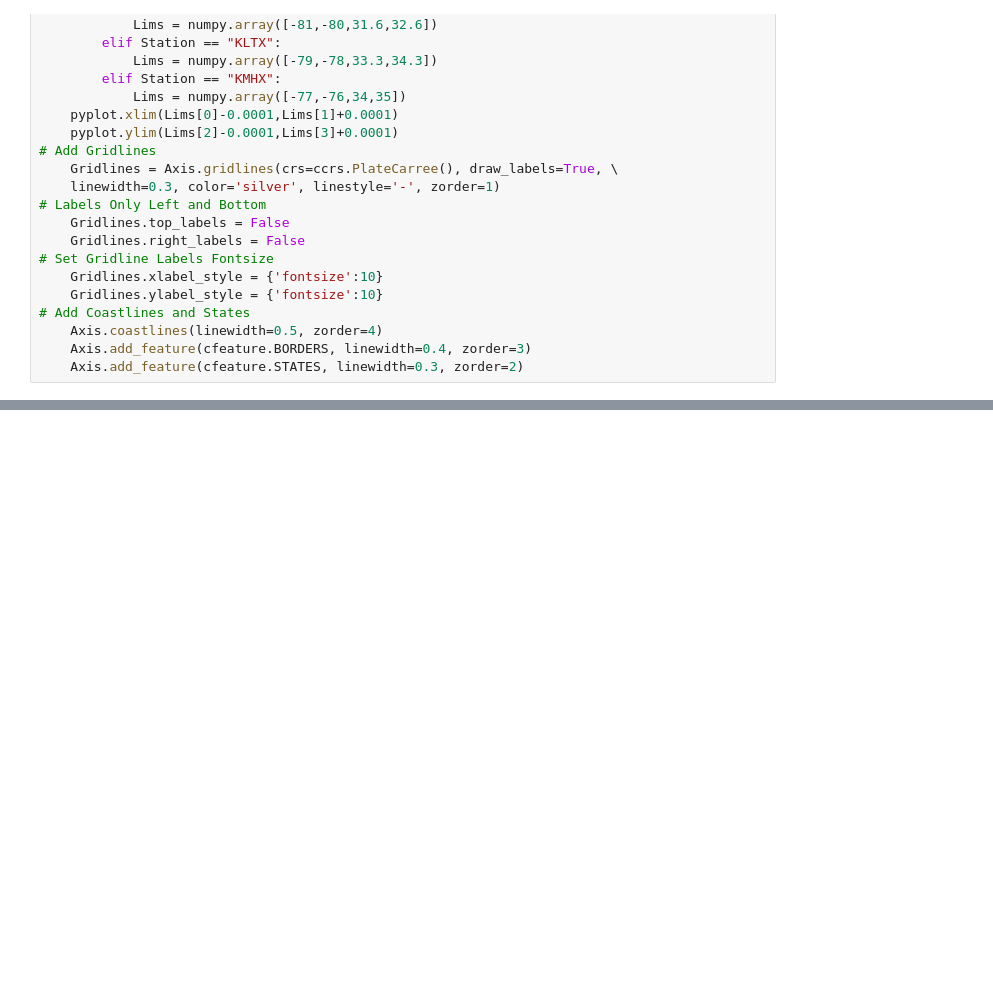
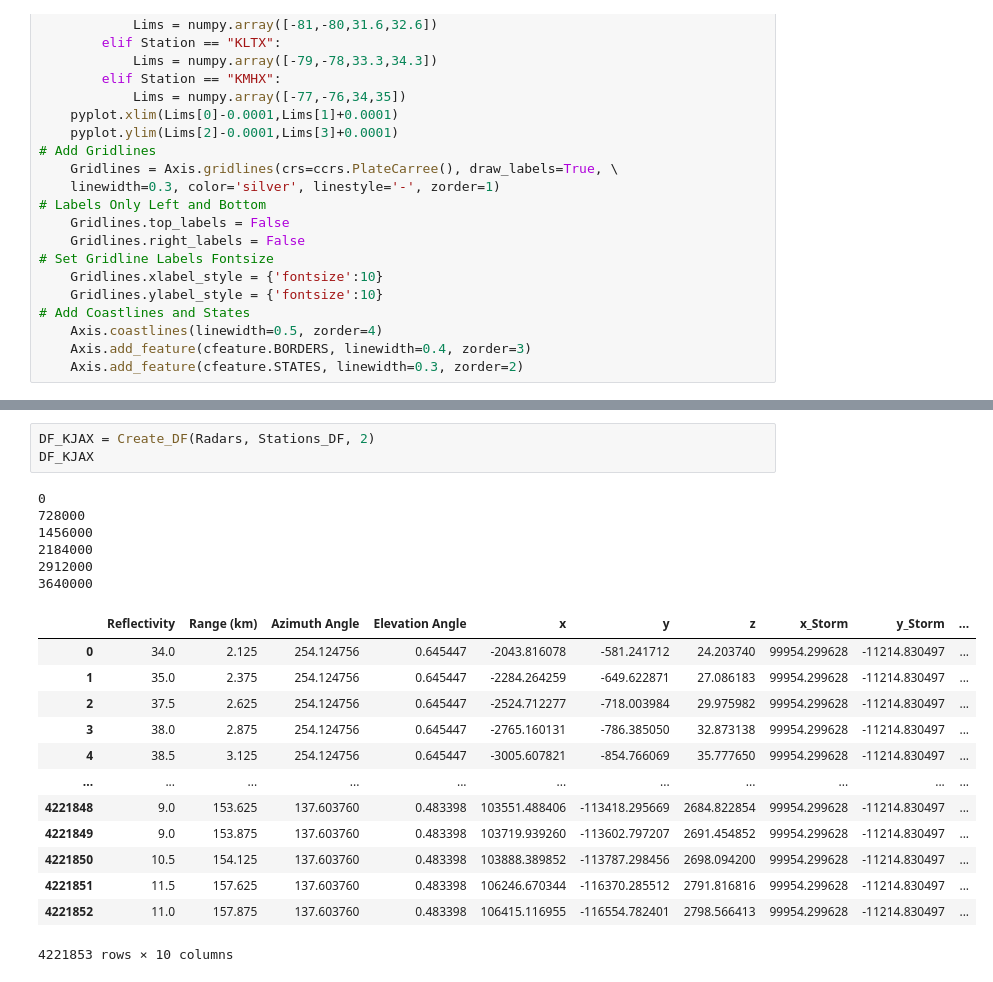
Before and after one commit to Luigi728/ExtraTrack_Github, a Jupyter notebook: Radar_Meteo/Project/Radar_Project.ipynb, the cells around one changed output, grey strips where cells are left out. Cells and saved outputs as stored; diff of their text form; blank space fills up the shorter version.

```diff
--- a/Radar_Meteo/Project/Radar_Project.ipynb
+++ b/Radar_Meteo/Project/Radar_Project.ipynb
@@ -326,0 +348,23 @@ Geographic
+# %%
+DF_KJAX = Create_DF(Radars, Stations_DF, 2)
+DF_KJAX
+# %% [output]
+0
+728000
+1456000
+2184000
+2912000
+3640000
+|  | Reflectivity | Range (km) | Azimuth Angle | Elevation Angle | x | y | z | x_Storm | y_Storm | ... |
+| 0 | 34.0 | 2.125 | 254.124756 | 0.645447 | -2043.816078 | -581.241712 | 24.203740 | 99954.299628 | -11214.830497 | ... |
+| 1 | 35.0 | 2.375 | 254.124756 | 0.645447 | -2284.264259 | -649.622871 | 27.086183 | 99954.299628 | -11214.830497 | ... |
+| 2 | 37.5 | 2.625 | 254.124756 | 0.645447 | -2524.712277 | -718.003984 | 29.975982 | 99954.299628 | -11214.830497 | ... |
+| 3 | 38.0 | 2.875 | 254.124756 | 0.645447 | -2765.160131 | -786.385050 | 32.873138 | 99954.299628 | -11214.830497 | ... |
+| 4 | 38.5 | 3.125 | 254.124756 | 0.645447 | -3005.607821 | -854.766069 | 35.777650 | 99954.299628 | -11214.830497 | ... |
+| ... | ... | ... | ... | ... | ... | ... | ... | ... | ... | ... |
+| 4221848 | 9.0 | 153.625 | 137.603760 | 0.483398 | 103551.488406 | -113418.295669 | 2684.822854 | 99954.299628 | -11214.830497 | ... |
+| 4221849 | 9.0 | 153.875 | 137.603760 | 0.483398 | 103719.939260 | -113602.797207 | 2691.454852 | 99954.299628 | -11214.830497 | ... |
+| 4221850 | 10.5 | 154.125 | 137.603760 | 0.483398 | 103888.389852 | -113787.298456 | 2698.094200 | 99954.299628 | -11214.830497 | ... |
+| 4221851 | 11.5 | 157.625 | 137.603760 | 0.483398 | 106246.670344 | -116370.285512 | 2791.816816 | 99954.299628 | -11214.830497 | ... |
+| 4221852 | 11.0 | 157.875 | 137.603760 | 0.483398 | 106415.116955 | -116554.782401 | 2798.566413 | 99954.299628 | -11214.830497 | ... |
+4221853 rows × 10 columns
```
Also changed, not shown: parts of 22 cells of this notebook, 2 other files.
